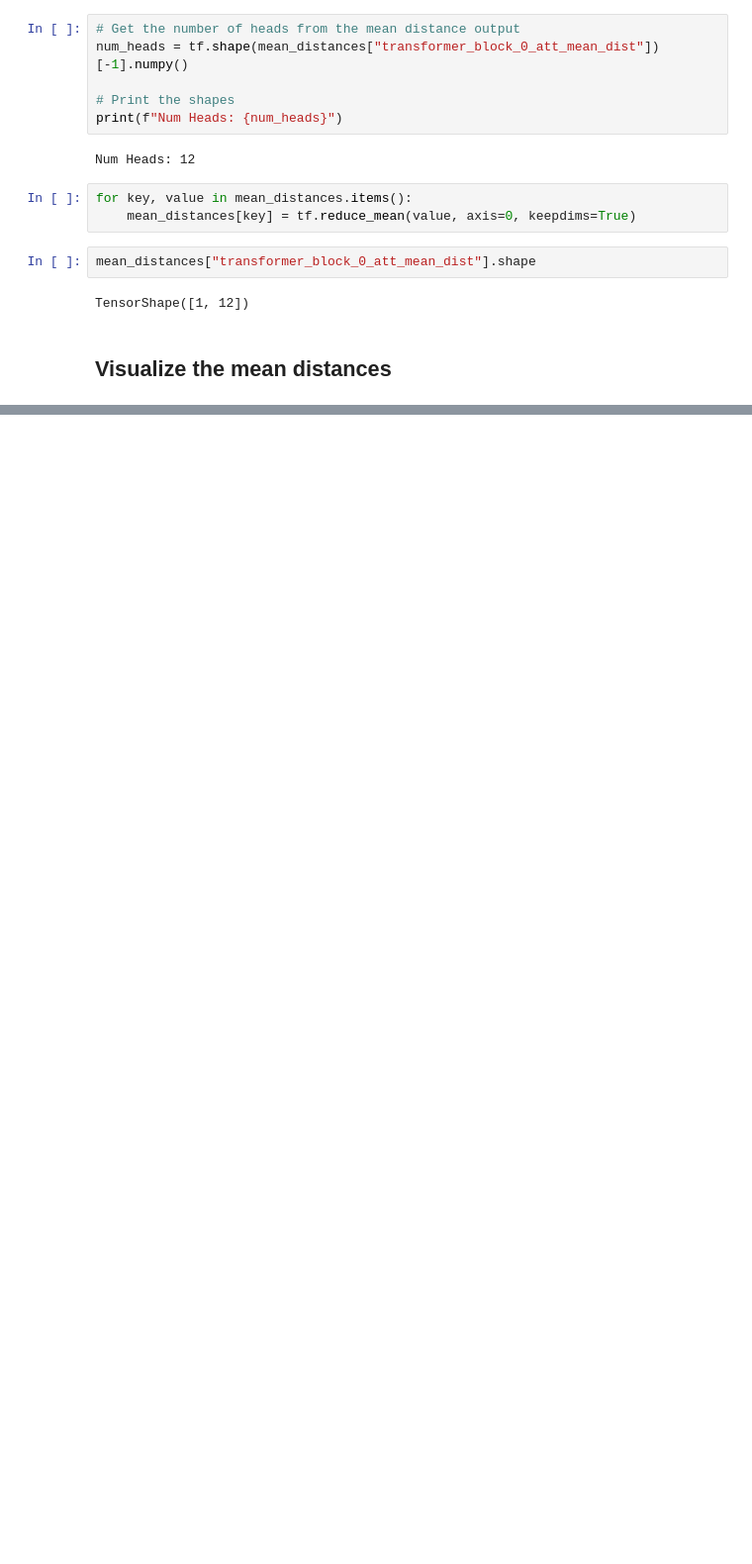
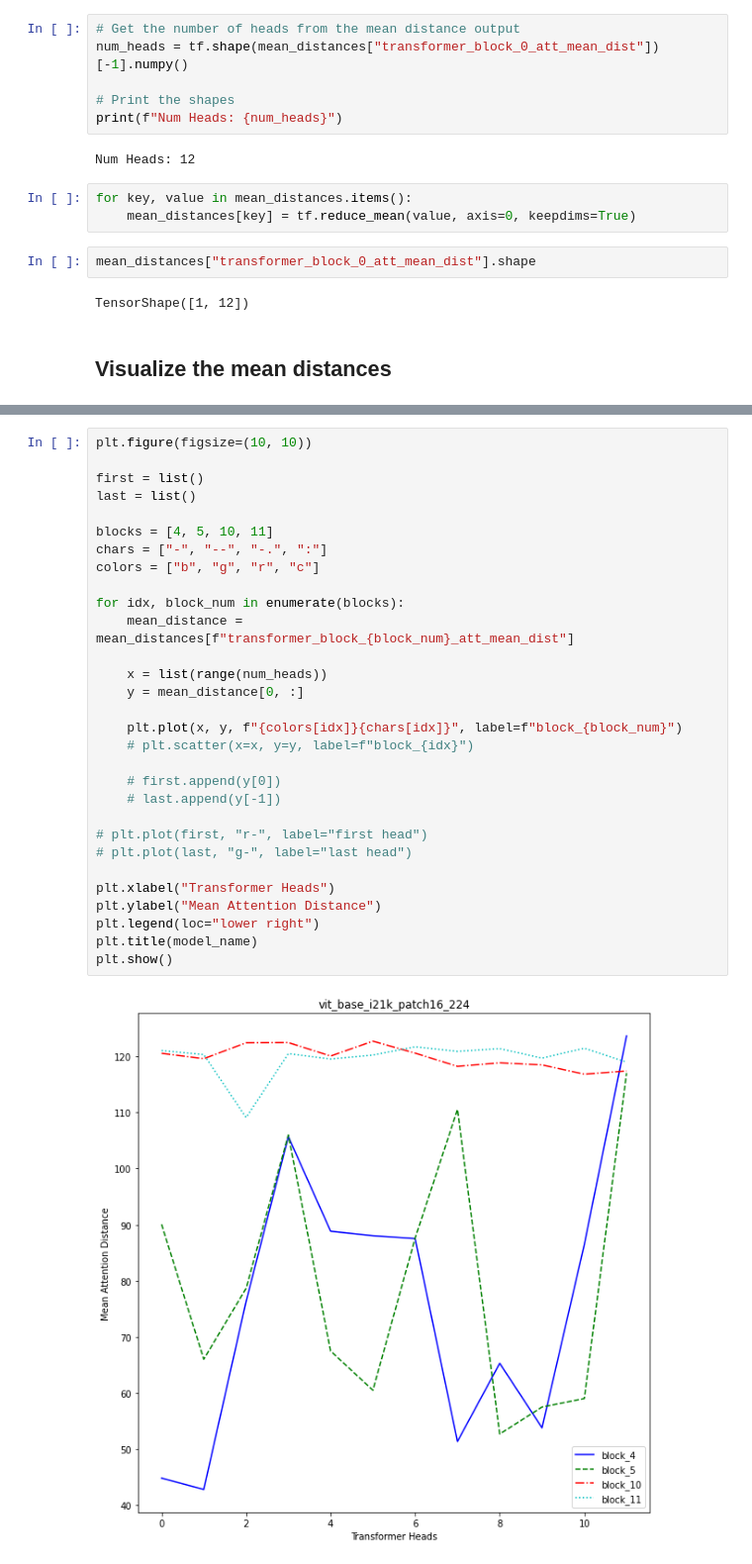
Before and after one commit to sayakpaul/probing-vits, a Jupyter notebook: notebooks/probing1000.ipynb, the cells around one changed output, grey strips where cells are left out. Shown at 99% size. Saved outputs shown, nothing was run; the diff lists cells and outputs as text; blank space fills up the shorter version.

```diff
--- a/notebooks/probing1000.ipynb
+++ b/notebooks/probing1000.ipynb
@@ -287,0 +288,32 @@ plt.show()
+# %%
+plt.figure(figsize=(10, 10))
+
+first = list()
+last = list()
+
+blocks = [4, 5, 10, 11]
+chars = ["-", "--", "-.", ":"]
+colors = ["b", "g", "r", "c"]
+
+for idx, block_num in enumerate(blocks):
+    mean_distance = mean_distances[f"transformer_block_{block_num}_att_mean_dist"]
+
+    x = list(range(num_heads))
+    y = mean_distance[0, :]
+
+    plt.plot(x, y, f"{colors[idx]}{chars[idx]}", label=f"block_{block_num}")
+    # plt.scatter(x=x, y=y, label=f"block_{idx}")
+
+    # first.append(y[0])
+    # last.append(y[-1])
+
+# plt.plot(first, "r-", label="first head")
+# plt.plot(last, "g-", label="last head")
+
+plt.xlabel("Transformer Heads")
+plt.ylabel("Mean Attention Distance")
+plt.legend(loc="lower right")
+plt.title(model_name)
+plt.show()
+# %% [output]
+[figure, added]
```
Also changed, not shown: parts of 5 cells of this notebook.
